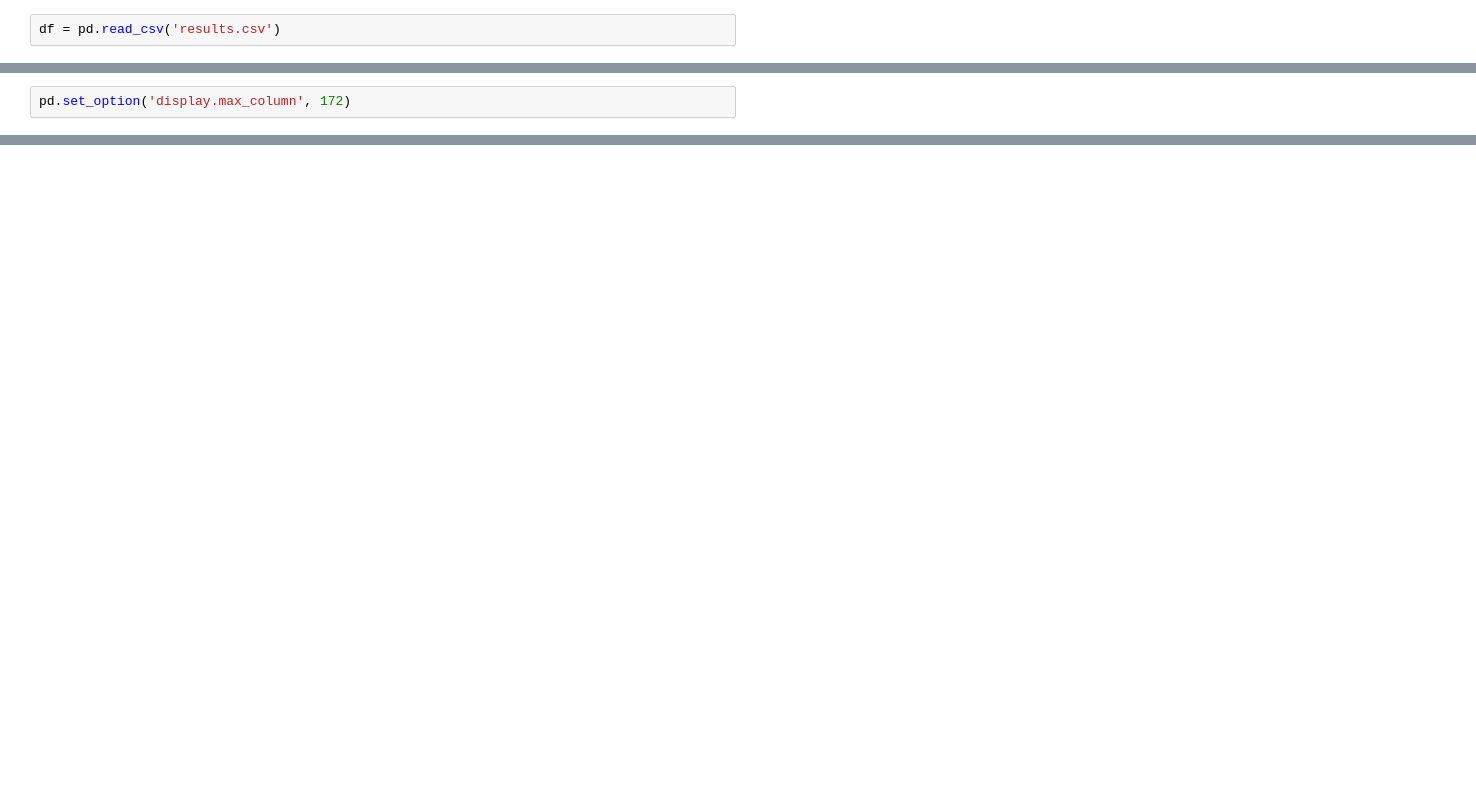
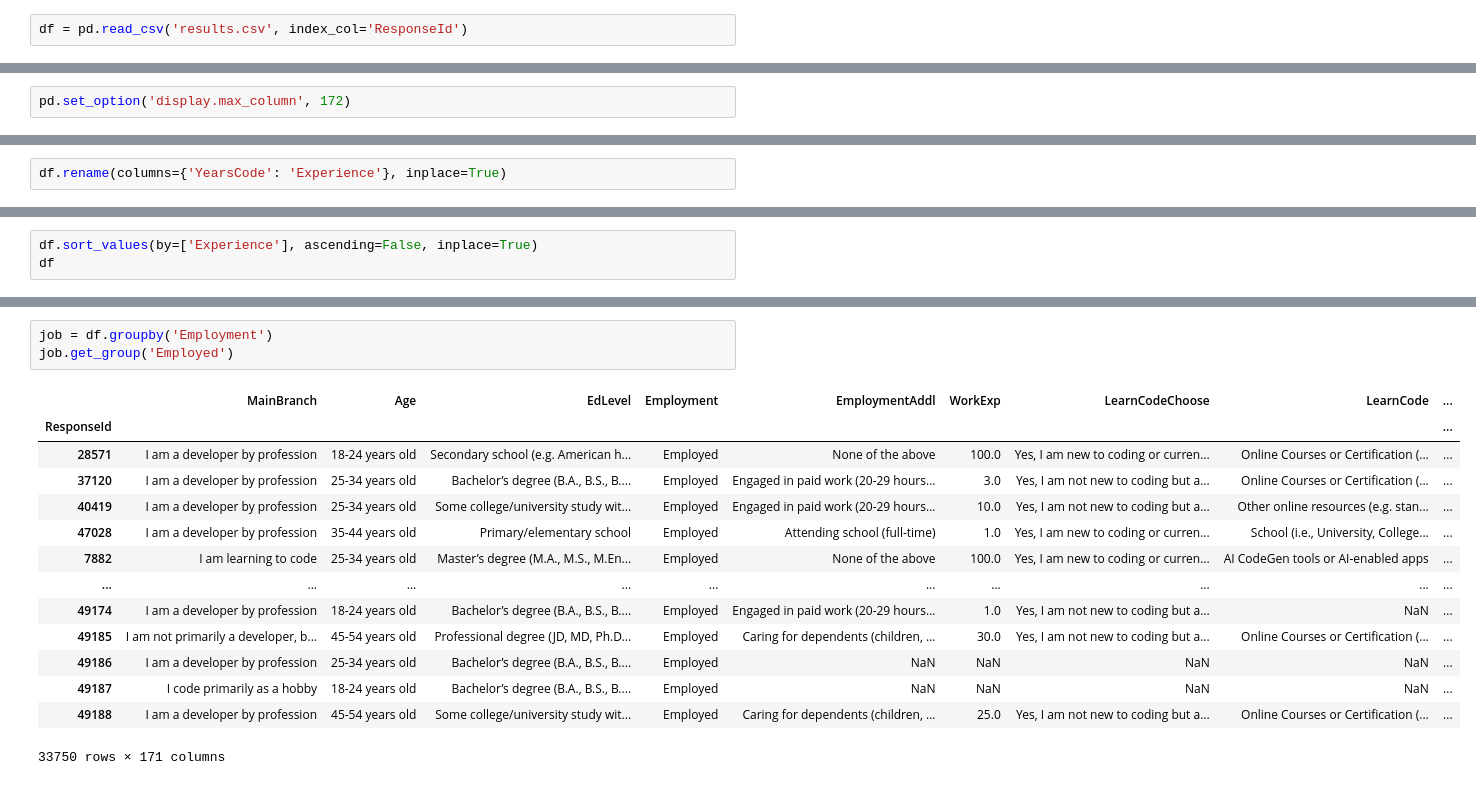
Before and after one commit to thanhthu2411/pandas, a Jupyter notebook: learn.ipynb, the cells around one changed output, grey strips where cells are left out. Cells and saved outputs as stored; diff of their text form; blank space fills up the shorter version.

```diff
--- a/learn.ipynb
+++ b/learn.ipynb
@@ -1,7 +1,7 @@
 # %%
 import pandas as pd
 # %%
-df = pd.read_csv('results.csv')
+df = pd.read_csv('results.csv', index_col='ResponseId')
 # %%
 df
 # %% [output]
@@ -61,0 +115,2 @@ df.head()
+# %%
+df.rename(columns={'YearsCode': 'Experience'}, inplace=True)
@@ -61,0 +136,3 @@ df.head()
+# %%
+df.sort_values(by=['Experience'], ascending=False, inplace=True)
+df
@@ -61,0 +220,18 @@ df.head()
+# %%
+job = df.groupby('Employment')
+job.get_group('Employed')
+# %% [output]
+|  | MainBranch | Age | EdLevel | Employment | EmploymentAddl | WorkExp | LearnCodeChoose | LearnCode | ... |
+| ResponseId |  |  |  |  |  |  |  |  | ... |
+| 28571 | I am a developer by profession | 18-24 years old | Secondary school (e.g. American h... | Employed | None of the above | 100.0 | Yes, I am new to coding or curren... | Online Courses or Certification (... | ... |
+| 37120 | I am a developer by profession | 25-34 years old | Bachelor’s degree (B.A., B.S., B.... | Employed | Engaged in paid work (20-29 hours... | 3.0 | Yes, I am not new to coding but a... | Online Courses or Certification (... | ... |
+| 40419 | I am a developer by profession | 25-34 years old | Some college/university study wit... | Employed | Engaged in paid work (20-29 hours... | 10.0 | Yes, I am not new to coding but a... | Other online resources (e.g. stan... | ... |
+| 47028 | I am a developer by profession | 35-44 years old | Primary/elementary school | Employed | Attending school (full-time) | 1.0 | Yes, I am new to coding or curren... | School (i.e., University, College... | ... |
+| 7882 | I am learning to code | 25-34 years old | Master’s degree (M.A., M.S., M.En... | Employed | None of the above | 100.0 | Yes, I am new to coding or curren... | AI CodeGen tools or AI-enabled apps | ... |
+| ... | ... | ... | ... | ... | ... | ... | ... | ... | ... |
+| 49174 | I am a developer by profession | 18-24 years old | Bachelor’s degree (B.A., B.S., B.... | Employed | Engaged in paid work (20-29 hours... | 1.0 | Yes, I am not new to coding but a... | NaN | ... |
+| 49185 | I am not primarily a developer, b... | 45-54 years old | Professional degree (JD, MD, Ph.D... | Employed | Caring for dependents (children, ... | 30.0 | Yes, I am not new to coding but a... | Online Courses or Certification (... | ... |
+| 49186 | I am a developer by profession | 25-34 years old | Bachelor’s degree (B.A., B.S., B.... | Employed | NaN | NaN | NaN | NaN | ... |
+| 49187 | I code primarily as a hobby | 18-24 years old | Bachelor’s degree (B.A., B.S., B.... | Employed | NaN | NaN | NaN | NaN | ... |
+| 49188 | I am a developer by profession | 45-54 years old | Some college/university study wit... | Employed | Caring for dependents (children, ... | 25.0 | Yes, I am not new to coding but a... | Online Courses or Certification (... | ... |
+33750 rows × 171 columns
```
Also changed, not shown: parts of 26 cells of this notebook, 1 other file.
